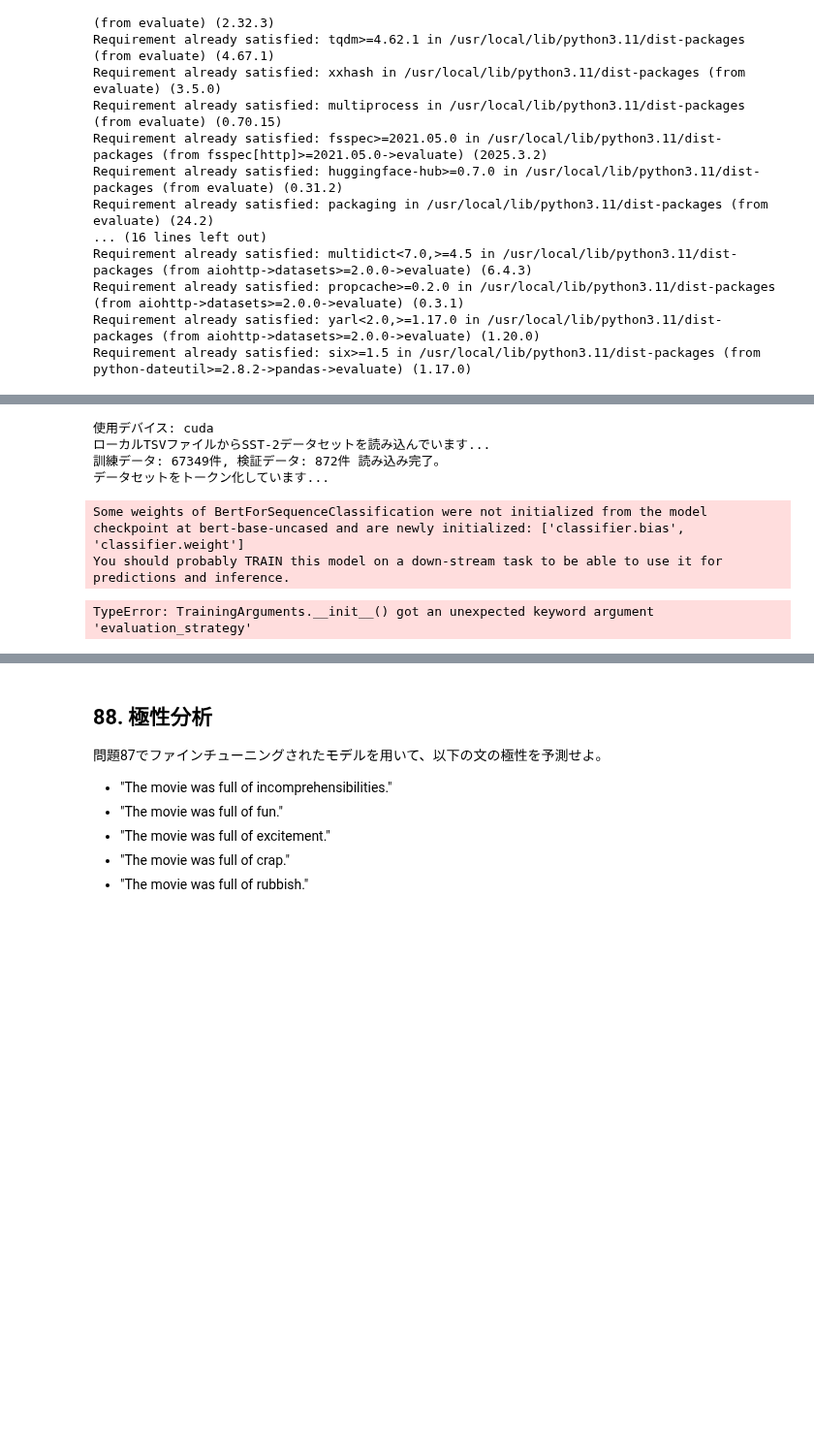
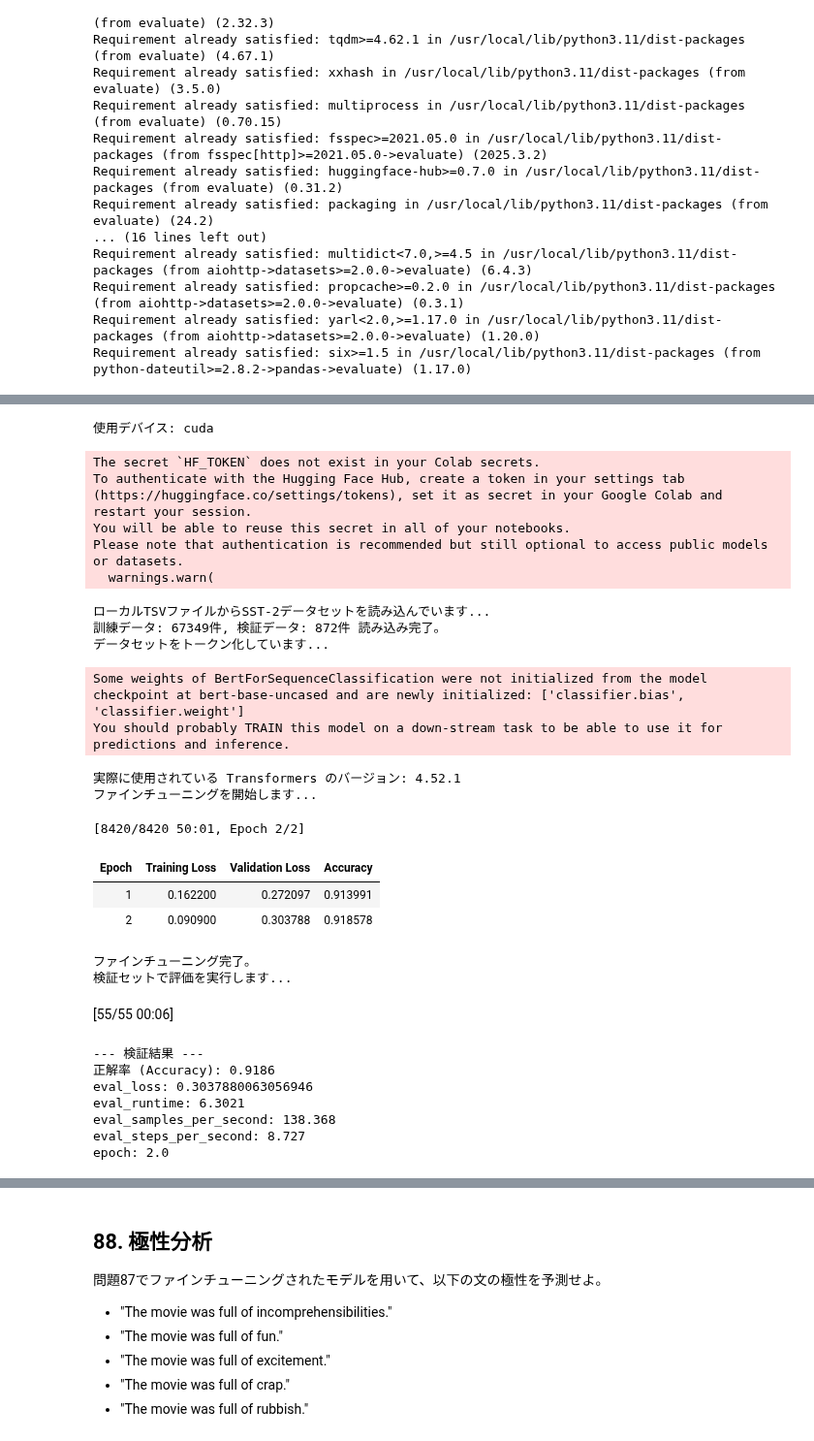
Before and after one commit to white02901/100nock, a Jupyter notebook: ja/ch09.ipynb, the cells around one changed output, grey strips where cells are left out. Shown at 97% size. Saved outputs shown, nothing was run; the diff lists cells and outputs as text; code cells hidden in the pictures; blank space fills up the shorter version.

Commit message:
Colab を使用して作成されました

```diff
--- a/ja/ch09.ipynb
+++ b/ja/ch09.ipynb
@@ -705,6 +705,8 @@ print(f"訓練データ: {len(train_dataset_hf)}件, 検証データ: {len(eval_
 
 # トークン化関数
 def tokenize_function(examples):
+    # padding="max_length" で全てのサンプルを指定長にパディング/トランケーション
+    # max_length はデータセットやモデルに応じて調整 (SST-2は比較的短い文が多い)
     # examples["sentence"] は文のリスト（バッチ処理時）または単一の文
     return tokenizer(examples["sentence"], padding="max_length", truncation=True, max_length=128)
 
@@ -748,56 +750,83 @@ def compute_metrics(eval_pred):
     predictions = np.argmax(logits, axis=-1)
     return accuracy_metric.compute(predictions=predictions, references=labels)
 
+import transformers
+print(f"実際に使用されている Transformers のバージョン: {transformers.__version__}")
+
 # 5. 訓練引数の設定
+# より良い結果を得るにはエポック数やバッチサイズを調整してください
+# ここでは小規模な設定で動作確認を優先します
 training_args = TrainingArguments(
-    output_dir="./results_sst2_from_tsv", # 出力ディレクトリ名を変更
-    num_train_epochs=2,
-    per_device_train_batch_size=16,
-    per_device_eval_batch_size=16,
-    learning_rate=3e-5,
-    weight_decay=0.01,
-    evaluation_strategy="epoch",
-    save_strategy="epoch",
-    logging_dir='./logs_sst2_from_tsv', # ログディレクトリ名も変更
-    logging_steps=100,
-    load_best_model_at_end=True,
-    metric_for_best_model="accuracy",
+    output_dir="./results_sst2",          # 結果とモデルチェックポイントの出力ディレクトリ
+    num_train_epochs=2,                   # 訓練エポック数 (例: 1-3程度。実際はデータ量による)
+    per_device_train_batch_size=16,       # 訓練時のバッチサイズ
+    per_device_eval_batch_size=16,        # 評価時のバッチサイズ
+    learning_rate=3e-5,                   # 学習率
+    weight_decay=0.01,                    # 重み減衰
+    eval_strategy="epoch",          # 各エポック終了時に評価を実行
+    save_strategy="epoch",                # 各エポック終了時にモデルを保存
+    logging_dir='./logs_sst2',            # ログ出力ディレクトリ
+    logging_steps=100,                     # ログ出力のステップ間隔
+    load_best_model_at_end=True,          # 訓練終了時に最も性能の良かったモデルをロード
+    metric_for_best_model="accuracy",     # 最良モデルの選定基準
+    report_to="none",  # <--- この行を追加して wandb を無効化
+    # push_to_hub=False,                    # Hugging Face Hubにモデルをプッシュするかどうか
 )
 
 # 6. Trainer の初期化
 trainer = Trainer(
     model=model,
     args=training_args,
     train_dataset=tokenized_train_dataset, # ここで準備したデータセットを使用
     eval_dataset=tokenized_eval_dataset,   # ここで準備したデータセットを使用
     tokenizer=tokenizer,
     compute_metrics=compute_metrics,
 )
 
 # 7. ファインチューニングの実行
 print("ファインチューニングを開始します...")
 trainer.train()
 print("ファインチューニング完了。")
 
 # 8. 検証セットでの評価
 print("検証セットで評価を実行します...")
 eval_results = trainer.evaluate()
 
 print(f"\n--- 検証結果 ---")
 print(f"正解率 (Accuracy): {eval_results['eval_accuracy']:.4f}")
 for key, value in eval_results.items():
     if key != "eval_accuracy": # eval_accuracyは既表示なのでそれ以外
         print(f"{key}: {value}")
 
 # (オプション) モデル保存
 # trainer.save_model("./fine_tuned_sst2_model_from_tsv")
 # tokenizer.save_pretrained("./fine_tuned_sst2_model_from_tsv")
 # print("\nファインチューニングされたモデルとトークナイザを保存しました。")
 # %% [output]
 使用デバイス: cuda
-ローカルTSVファイルからSST-2データセットを読み込んでいます...
-訓練データ: 67349件, 検証データ: 872件 読み込み完了。
-データセットをトークン化しています...
-Some weights of BertForSequenceClassification were not initialized from the model checkpoint at bert-base-uncased and are newly initialized: ['classifier.bias', 'classifier.weight']
-You should probably TRAIN this model on a down-stream task to be able to use it for predictions and inference.
+The secret `HF_TOKEN` does not exist in your Colab secrets.
+To authenticate with the Hugging Face Hub, create a token in your settings tab (https://huggingface.co/settings/tokens), set it as secret in your Google Colab and restart your session.
+You will be able to reuse this secret in all of your notebooks.
+Please note that authentication is recommended but still optional to access public models or datasets.
+  warnings.warn(
-TypeError: TrainingArguments.__init__() got an unexpected keyword argument 'evaluation_strategy'
+ローカルTSVファイルからSST-2データセットを読み込んでいます...
+訓練データ: 67349件, 検証データ: 872件 読み込み完了。
+データセットをトークン化しています...
+Some weights of BertForSequenceClassification were not initialized from the model checkpoint at bert-base-uncased and are newly initialized: ['classifier.bias', 'classifier.weight']
+You should probably TRAIN this model on a down-stream task to be able to use it for predictions and inference.
+実際に使用されている Transformers のバージョン: 4.52.1
+ファインチューニングを開始します...
+[8420/8420 50:01, Epoch 2/2]
+| Epoch | Training Loss | Validation Loss | Accuracy |
+| 1 | 0.162200 | 0.272097 | 0.913991 |
+| 2 | 0.090900 | 0.303788 | 0.918578 |
+ファインチューニング完了。
+検証セットで評価を実行します...
+[55/55 00:06]
+--- 検証結果 ---
+正解率 (Accuracy): 0.9186
+eval_loss: 0.3037880063056946
+eval_runtime: 6.3021
+eval_samples_per_second: 138.368
+eval_steps_per_second: 8.727
+epoch: 2.0
```
Also changed, not shown: parts of 4 cells of this notebook.
